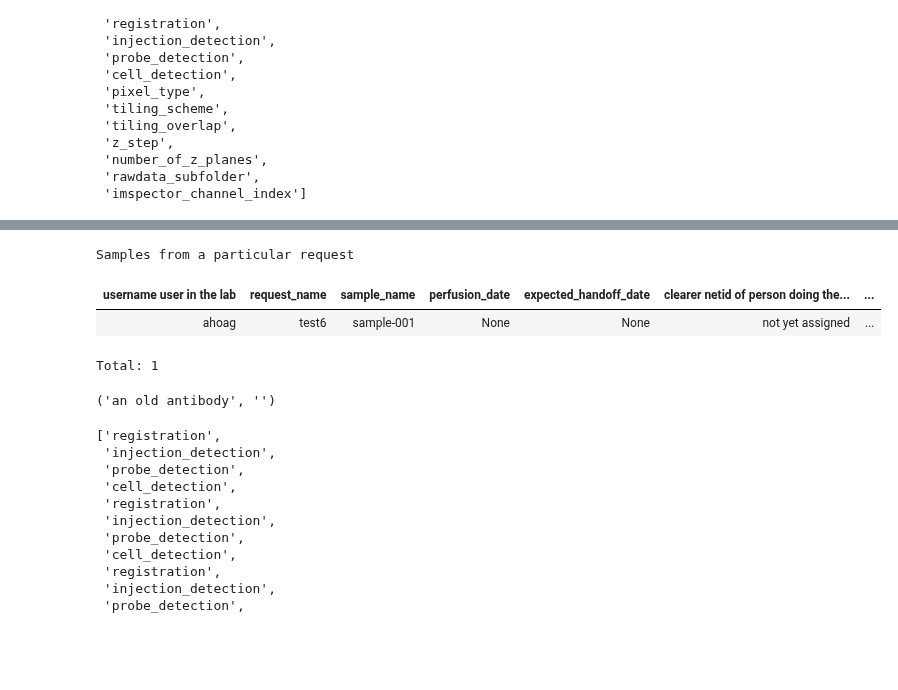
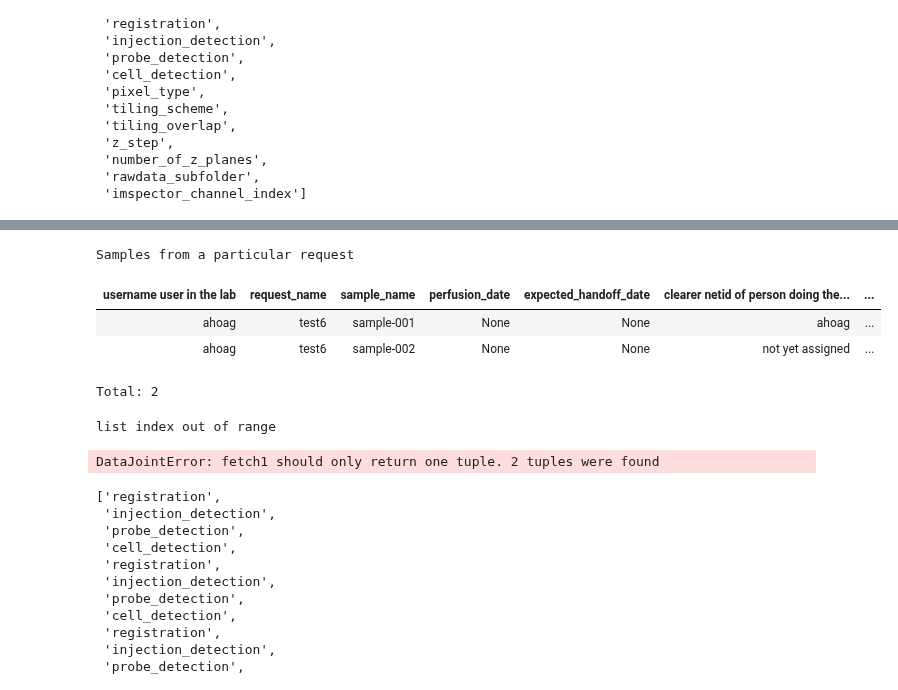
Before and after one commit to BrainCOGS/lightserv, a Jupyter notebook: notebooks/datajoint_sandbox.ipynb, the cells around one changed output, grey strips where cells are left out. Saved outputs shown, nothing was run; the diff lists cells and outputs as text; code cells hidden in the pictures; blank space fills up the shorter version.

```diff
--- a/notebooks/datajoint_sandbox.ipynb
+++ b/notebooks/datajoint_sandbox.ipynb
@@ -154,15 +162,24 @@ Total: 14
 # %%
-sample_contents = schema.Sample & 'request_name="test6"' & 'username="ahoag"' & 'sample_name="sample-001"'
+sample_contents = schema.Sample & 'request_name="test6"' & 'username="ahoag"'
 sample_contents
 # %% [output]
 Samples from a particular request
 | username user in the lab | request_name | sample_name | perfusion_date | expected_handoff_date | clearer netid of person doing the... | ... |
-| ahoag | test6 | sample-001 | None | None | not yet assigned | ... |
+| ahoag | test6 | sample-001 | None | None | ahoag | ... |
+| ahoag | test6 | sample-002 | None | None | not yet assigned | ... |
-Total: 1
+Total: 2
+# %%
+l=[1,2]
+try:
+    a = l[3]
+except Exception as e:
+    print(e)
+# %% [output]
+list index out of range
 # %%
 sample_contents.fetch1('antibody1','antibody2')
 # %% [output]
-('an old antibody', '')
+DataJointError: fetch1 should only return one tuple. 2 tuples were found
 # %%
 dj.Table._update?
 # %%
```
Also changed, not shown: parts of 2 cells of this notebook, 7 other files.
